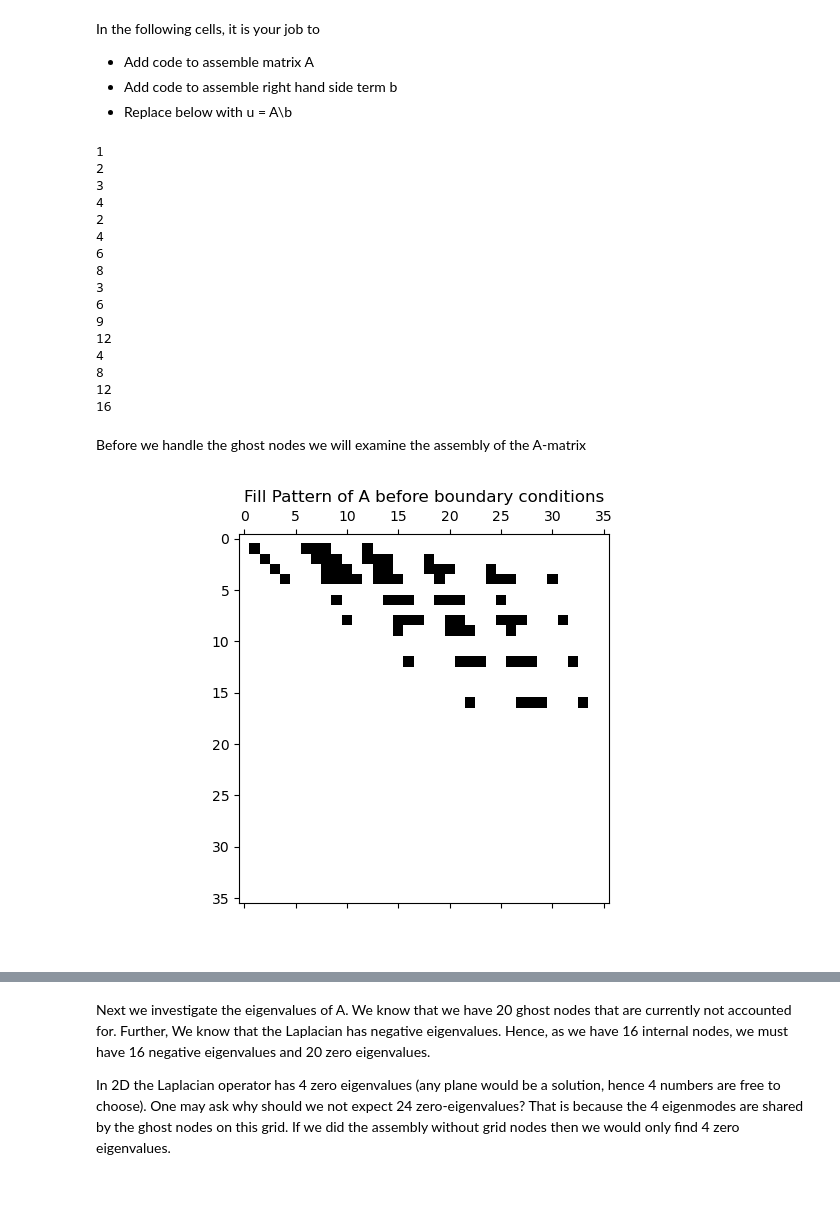
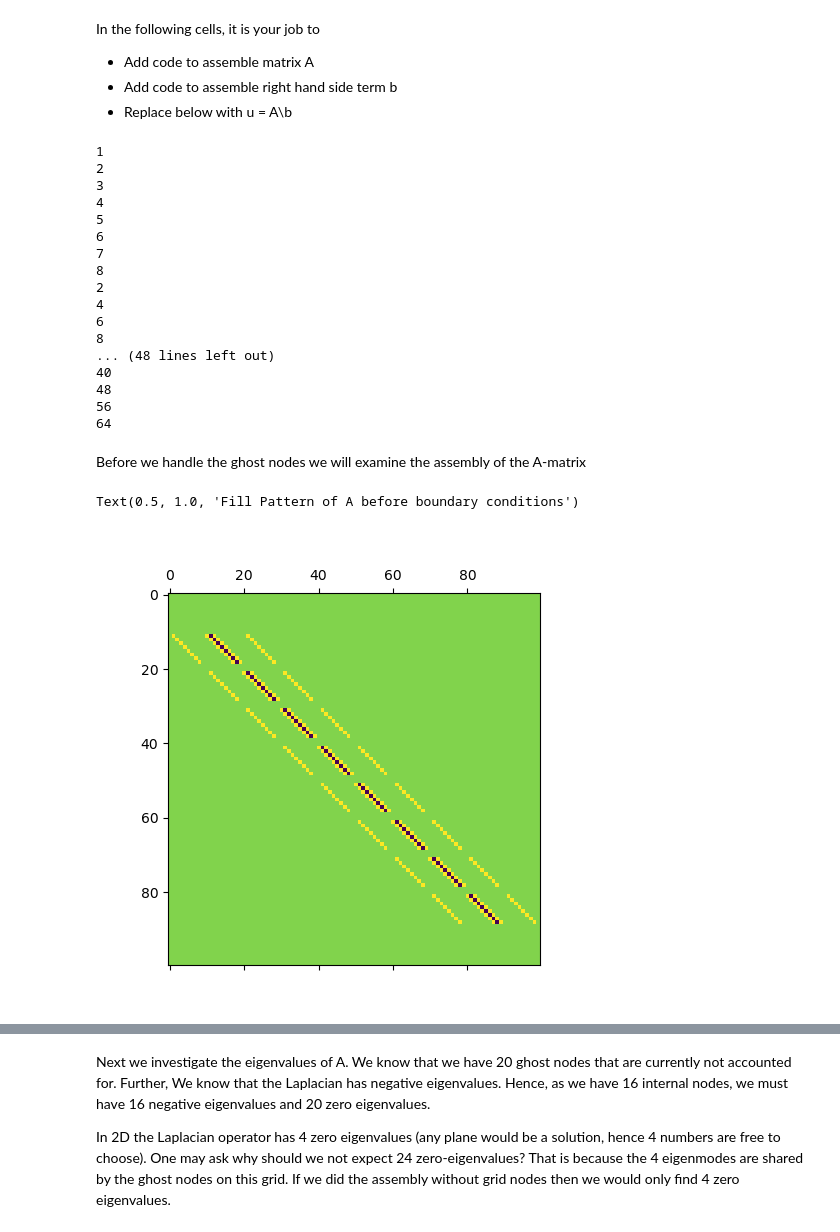
Before and after one commit to Martininigoaguayo/Comp_SIm, a Jupyter notebook: week1.ipynb, the cells around one changed output, grey strips where cells are left out. Drawn from its saved outputs; the diff is of its cells as text; code cells hidden in the pictures; blank space fills up the shorter version.

```diff
--- a/week1.ipynb
+++ b/week1.ipynb
@@ -55,15 +55,15 @@ $\frac{\partial u}{\partial y} = 0$
 
 for horizontal boundaries
 # %%
-I, J = (6,6) # Size of computational domain including ghost boundary
+I, J = (10,10) # Size of computational domain including ghost boundary
 
 # First we compute the x and y coordinates of all nodes in the computational
 # mesh. Observe that we carefully ensure that the the domain boundary is
 # half-way between the ghost nodes and the interior boundary nodes.
 dx     = 1/4;
 dy     = dx;
-x = np.linspace(-dx/2,1+dx/2,6)
-y = np.linspace(-dy/2,1+dy/2,6)
+x = np.linspace(-dx/2,1+dx/2,I)
+y = np.linspace(-dy/2,1+dy/2,J)
 
 [X, Y]  = np.meshgrid(x,y)
 U      = np.zeros((I,J),dtype=np.float64)
@@ -120,13 +120,14 @@ for j in range(1,I-1):
     for i in range(1,I-1):
         # TODO - Add code to assemble matrix A and right hand side term b using the hints below
         print(i*j)
-        A[j*i,i-1+(I*j)] = c_left
-        A[j*i,i+1+(I*j)] = c_left
-        A[j*i,i+(I*(j-1))] = c_left
-        A[j*i,i-1+(I*(j+1))] = c_left
-        A[j*i,i+I*j] = c_mid
+        A[j*I+i,i-1+(I*j)] = c_left
+        A[j*I+i,i+1+(I*j)] = c_left
+        A[j*I+i,i+(I*(j-1))] = c_left
+        A[j*I+i,i+(I*(j+1))] = c_left
+        A[j*I+i,i+I*j] = c_mid
+        b[j*I+i] = x[i] + y[j]
         # Convert 2D index (i,j) into linear index space
-
+        D.append(i+I*j)
 
 
         # Fill in the coefficient values into A and b
@@ -135,25 +136,28 @@ for j in range(1,I-1):
 2
 3
 4
+5
+6
+7
+8
 2
 4
 6
 8
-3
-6
-9
-12
-4
-8
-12
-16
+... (48 lines left out)
+40
+48
+56
+64
 # %% [markdown]
 Before we handle the ghost nodes we will examine the assembly of the A-matrix
 # %%
-fig = plt.figure()
-ax = plt.subplot(111)
-plt.spy(A)
+#fig = plt.figure()
+#ax = plt.subplot(111)
+#plt.spy(A)
+plt.matshow(A)
 ax.set_title("Fill Pattern of A before boundary conditions")
-plt.show()
+#plt.show()
 # %% [output]
+Text(0.5, 1.0, 'Fill Pattern of A before boundary conditions')
-[figure, old version]
+[figure, new version]
```
Also changed, not shown: parts of 13 cells of this notebook, 2 other files.
